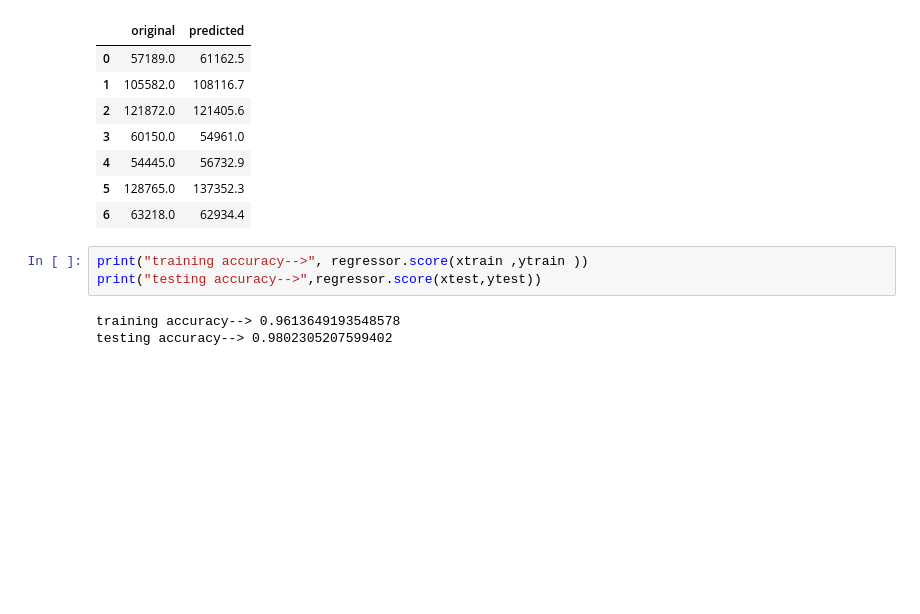
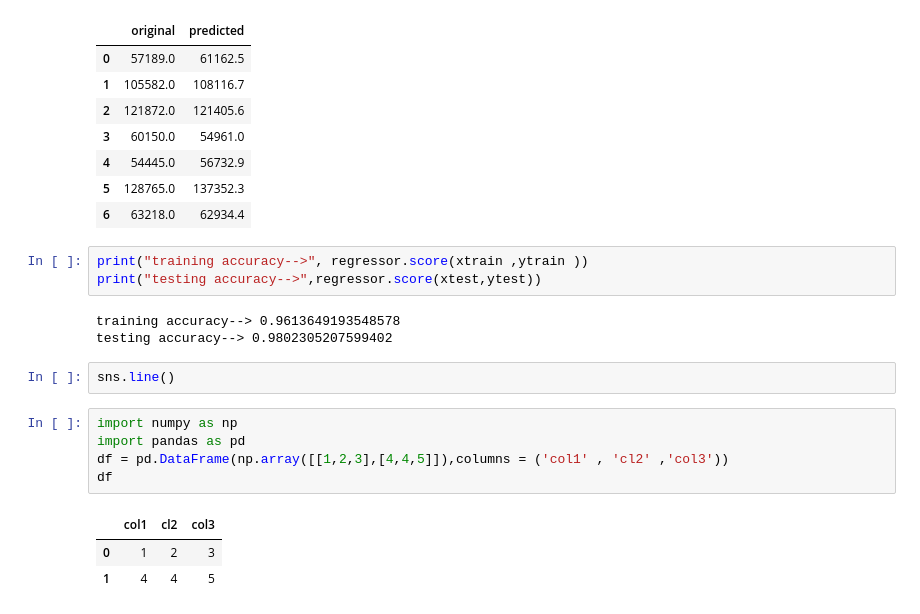
Before and after one commit to rohith4088/deep_learning, a Jupyter notebook: exp1.ipynb, the cells around one changed output. Drawn from its saved outputs; the diff is of its cells as text; blank space fills up the shorter version.

```diff
--- a/exp1.ipynb
+++ b/exp1.ipynb
@@ -92,3 +92,14 @@ print("testing accuracy-->",regressor.score(xtest,ytest))
 # %% [output]
 training accuracy--> 0.9613649193548578
 testing accuracy--> 0.9802305207599402
+# %%
+sns.line()
+# %%
+import numpy as np
+import pandas as pd
+df = pd.DataFrame(np.array([[1,2,3],[4,4,5]]),columns = ('col1' , 'cl2' ,'col3'))
+df
+# %% [output]
+|  | col1 | cl2 | col3 |
+| 0 | 1 | 2 | 3 |
+| 1 | 4 | 4 | 5 |
```
Also changed, not shown: parts of 1 cell of this notebook, 1 other file.
